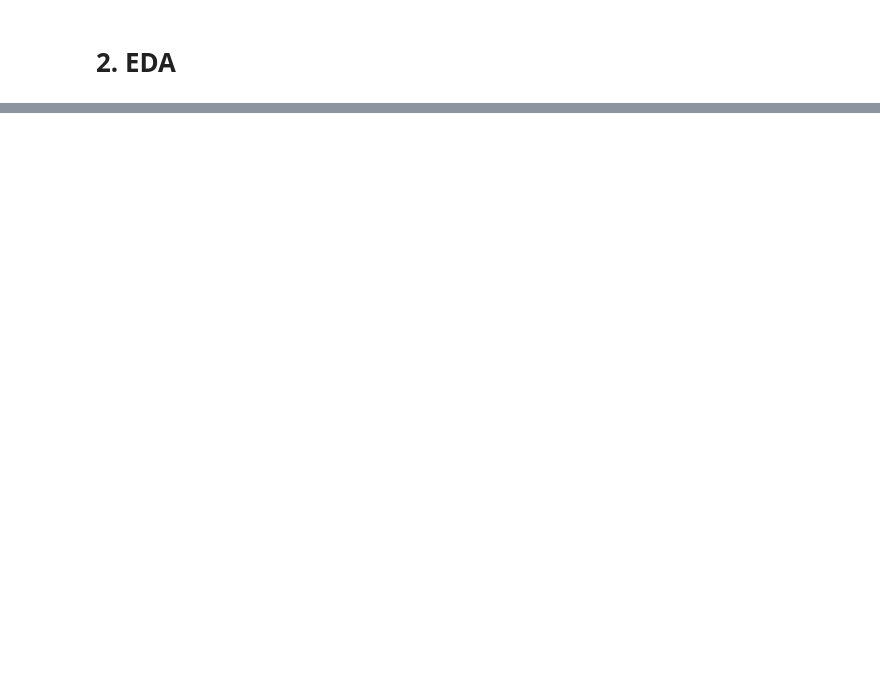
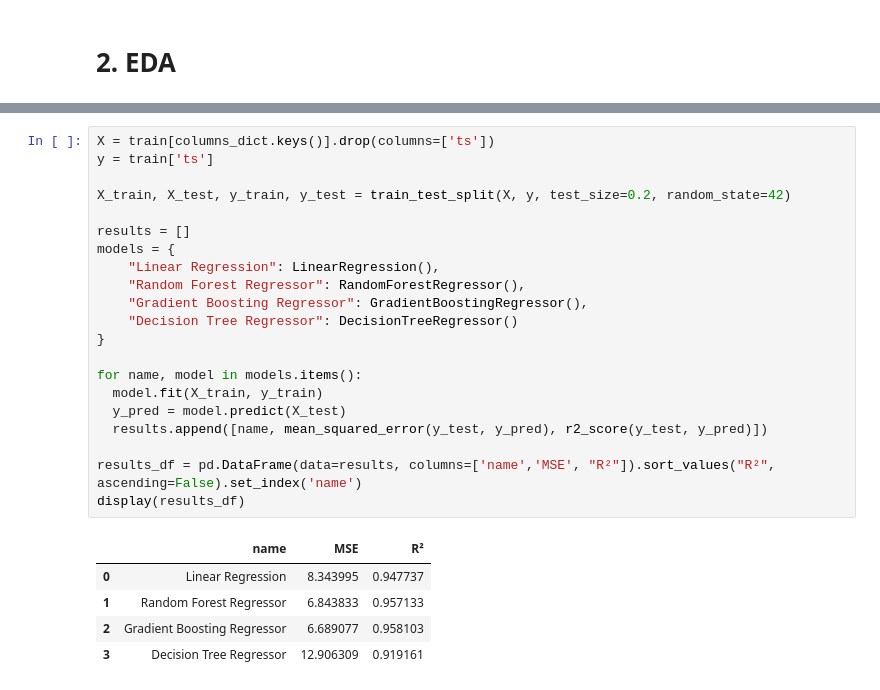
Before and after one commit to Datapark1018/LST, a Jupyter notebook: LST.ipynb, the cells around one changed output, grey strips where cells are left out. Cells and saved outputs as stored; diff of their text form; blank space fills up the shorter version.

```diff
--- a/LST.ipynb
+++ b/LST.ipynb
@@ -143,0 +238,27 @@ plt.show()
+# %%
+X = train[columns_dict.keys()].drop(columns=['ts'])
+y = train['ts']
+
+X_train, X_test, y_train, y_test = train_test_split(X, y, test_size=0.2, random_state=42)
+
+results = []
+models = {
+    "Linear Regression": LinearRegression(),
+    "Random Forest Regressor": RandomForestRegressor(),
+    "Gradient Boosting Regressor": GradientBoostingRegressor(),
+    "Decision Tree Regressor": DecisionTreeRegressor()
+}
+
+for name, model in models.items():
+  model.fit(X_train, y_train)
+  y_pred = model.predict(X_test)
+  results.append([name, mean_squared_error(y_test, y_pred), r2_score(y_test, y_pred)])
+
+results_df = pd.DataFrame(data=results, columns=['name','MSE', "R²"]).sort_values("R²", ascending=False).set_index('name')
+display(results_df)
+# %% [output]
+|  | name | MSE | R² |
+| 0 | Linear Regression | 8.343995 | 0.947737 |
+| 1 | Random Forest Regressor | 6.843833 | 0.957133 |
+| 2 | Gradient Boosting Regressor | 6.689077 | 0.958103 |
+| 3 | Decision Tree Regressor | 12.906309 | 0.919161 |
```
Also changed, not shown: parts of 22 cells of this notebook.
